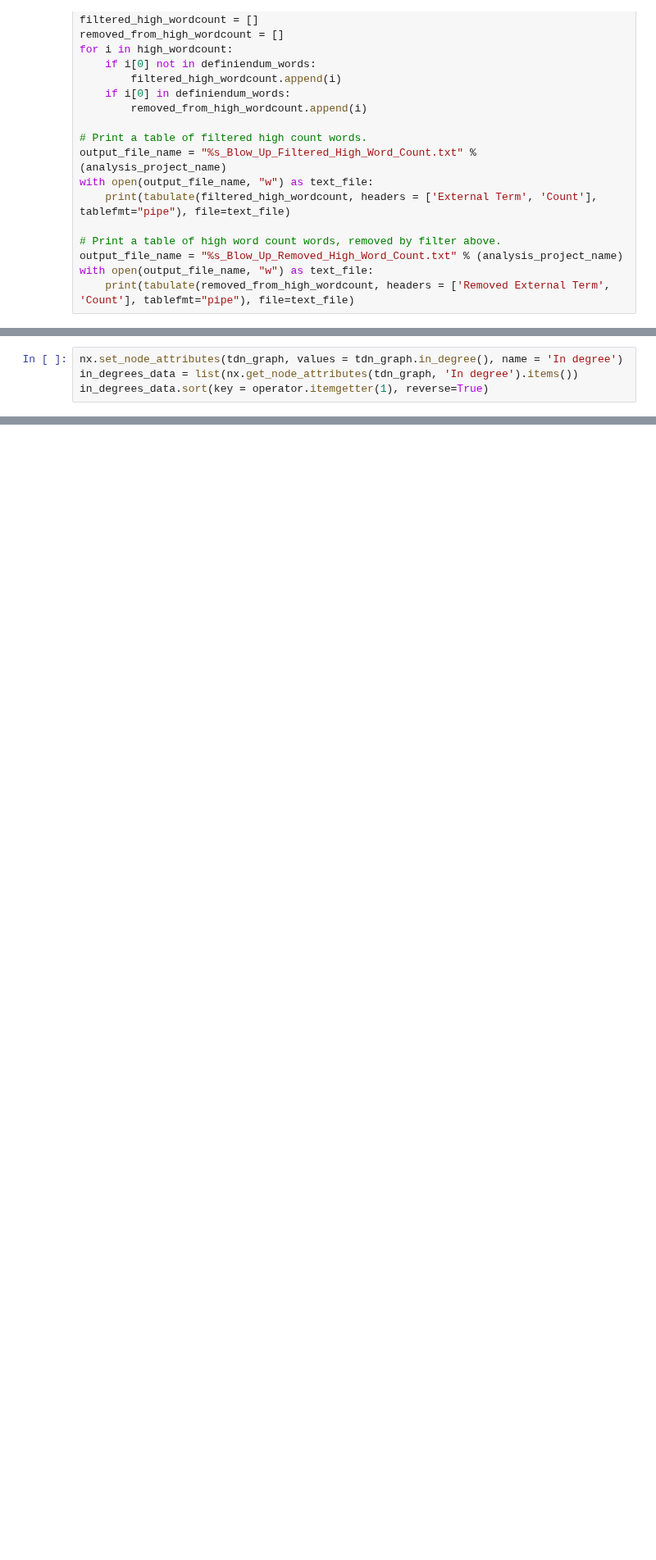
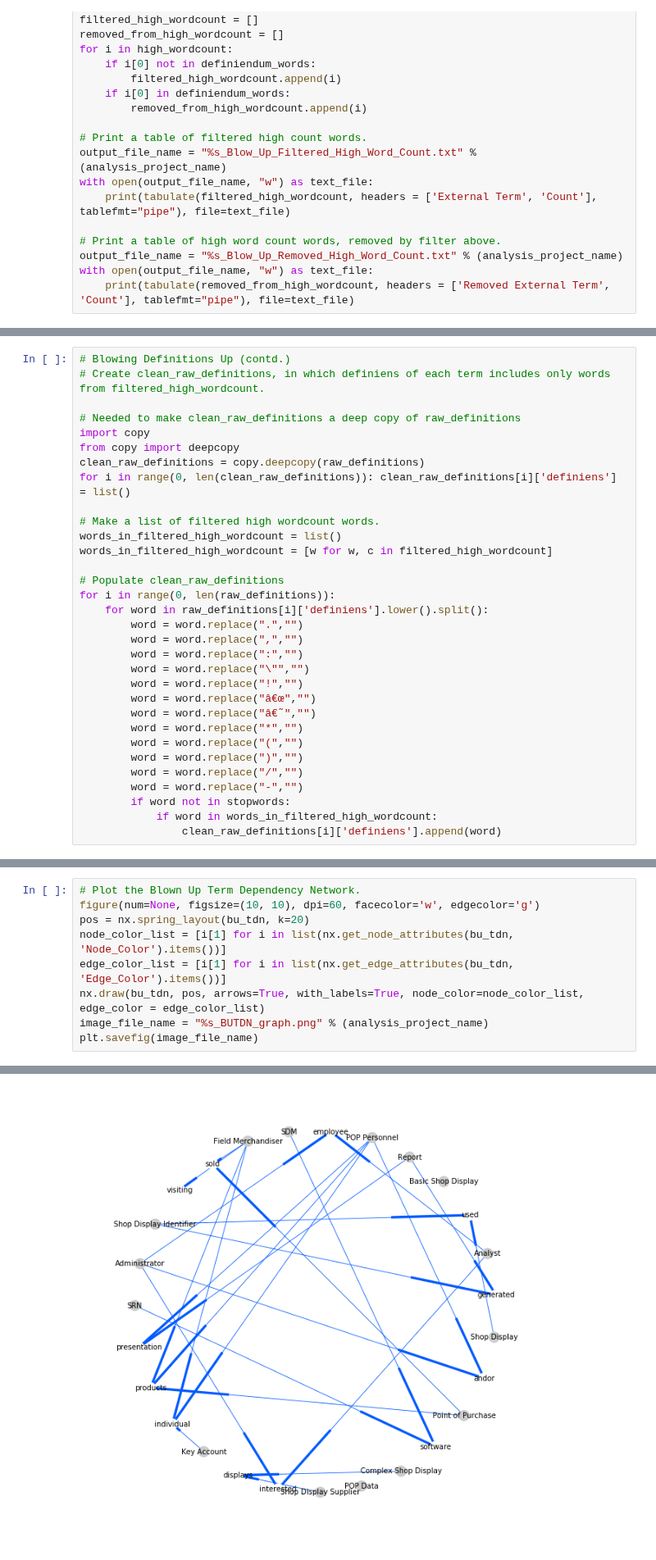
Before and after one commit to ivanjureta/new-concept-networks, a Jupyter notebook: ilang_tdn_analysis_1.ipynb, the cells around one changed output, grey strips where cells are left out. Shown at 82% size. Drawn from its saved outputs; the diff is of its cells as text; blank space fills up the shorter version.

```diff
--- a/ilang_tdn_analysis_1.ipynb
+++ b/ilang_tdn_analysis_1.ipynb
@@ -241,4 +240,0 @@ plt.savefig(image_file_name)
-# %%
-nx.set_node_attributes(tdn_graph, values = tdn_graph.in_degree(), name = 'In degree')
-in_degrees_data = list(nx.get_node_attributes(tdn_graph, 'In degree').items())
-in_degrees_data.sort(key = operator.itemgetter(1), reverse=True)
@@ -327,0 +241,32 @@ filtered_high_wordcount
+# %%
+# Blowing Definitions Up (contd.)
+# Create clean_raw_definitions, in which definiens of each term includes only words from filtered_high_wordcount.
+
+# Needed to make clean_raw_definitions a deep copy of raw_definitions
+import copy
+from copy import deepcopy
+clean_raw_definitions = copy.deepcopy(raw_definitions)
+for i in range(0, len(clean_raw_definitions)): clean_raw_definitions[i]['definiens'] = list()
+
+# Make a list of filtered high wordcount words.
+words_in_filtered_high_wordcount = list()
+words_in_filtered_high_wordcount = [w for w, c in filtered_high_wordcount]
+
+# Populate clean_raw_definitions
+for i in range(0, len(raw_definitions)):
+    for word in raw_definitions[i]['definiens'].lower().split():
+        word = word.replace(".","")
+        word = word.replace(",","")
+        word = word.replace(":","")
+        word = word.replace("\"","")
+        word = word.replace("!","")
+        word = word.replace("â€œ","")
+        word = word.replace("â€˜","")
+        word = word.replace("*","")
+        word = word.replace("(","")
+        word = word.replace(")","")
+        word = word.replace("/","")
+        word = word.replace("-","")
+        if word not in stopwords:
+            if word in words_in_filtered_high_wordcount:
+                clean_raw_definitions[i]['definiens'].append(word)
@@ -327,0 +330,10 @@ filtered_high_wordcount
+# %%
+# Plot the Blown Up Term Dependency Network.
+figure(num=None, figsize=(10, 10), dpi=60, facecolor='w', edgecolor='g')
+pos = nx.spring_layout(bu_tdn, k=20)
+node_color_list = [i[1] for i in list(nx.get_node_attributes(bu_tdn, 'Node_Color').items())]
+edge_color_list = [i[1] for i in list(nx.get_edge_attributes(bu_tdn, 'Edge_Color').items())]
+nx.draw(bu_tdn, pos, arrows=True, with_labels=True, node_color=node_color_list, edge_color = edge_color_list)
+image_file_name = "%s_BUTDN_graph.png" % (analysis_project_name)
+plt.savefig(image_file_name)
+# %% [output]
@@ -327,0 +346 @@ filtered_high_wordcount
+[figure, added]
```
Also changed, not shown: parts of 14 cells of this notebook, 6 other files.
